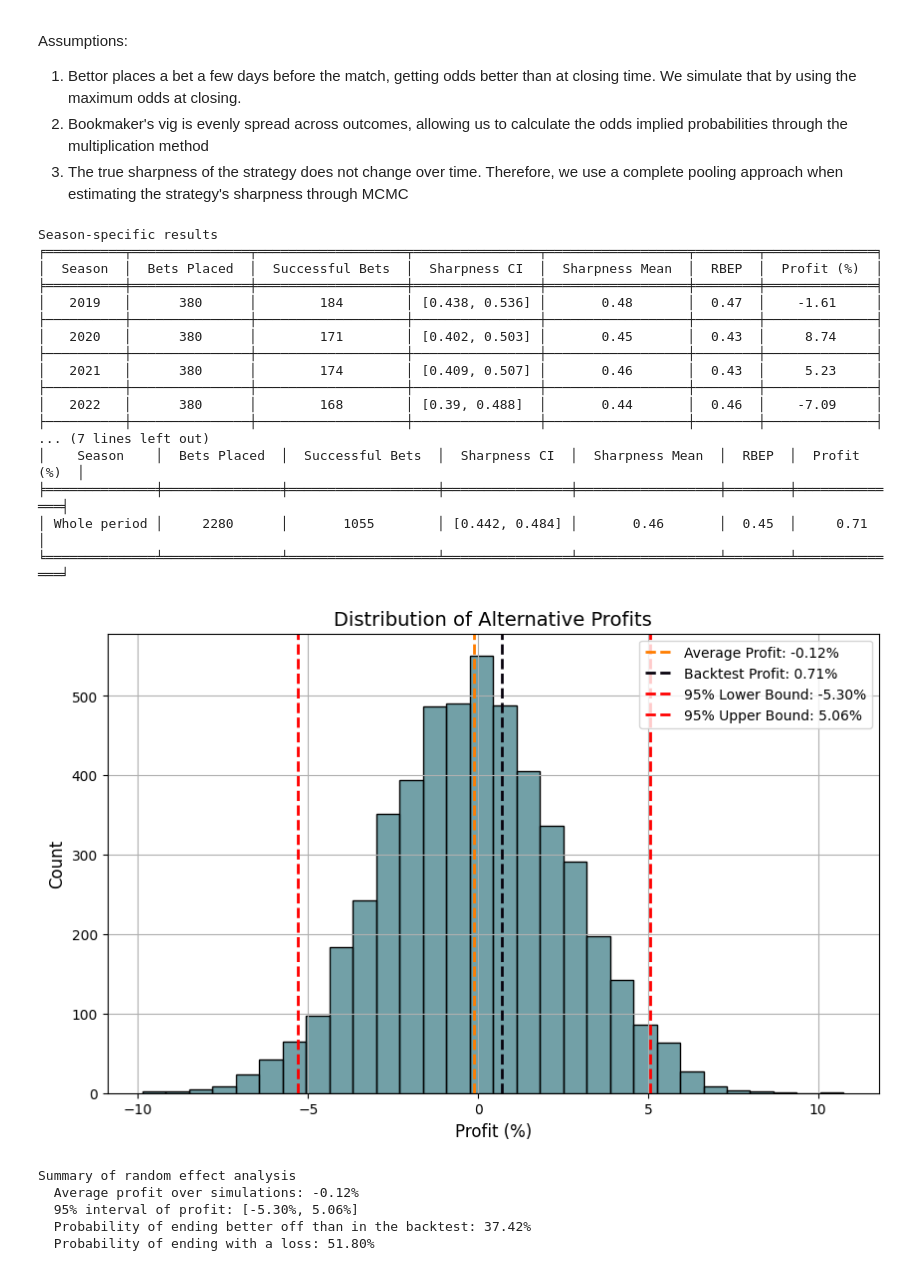
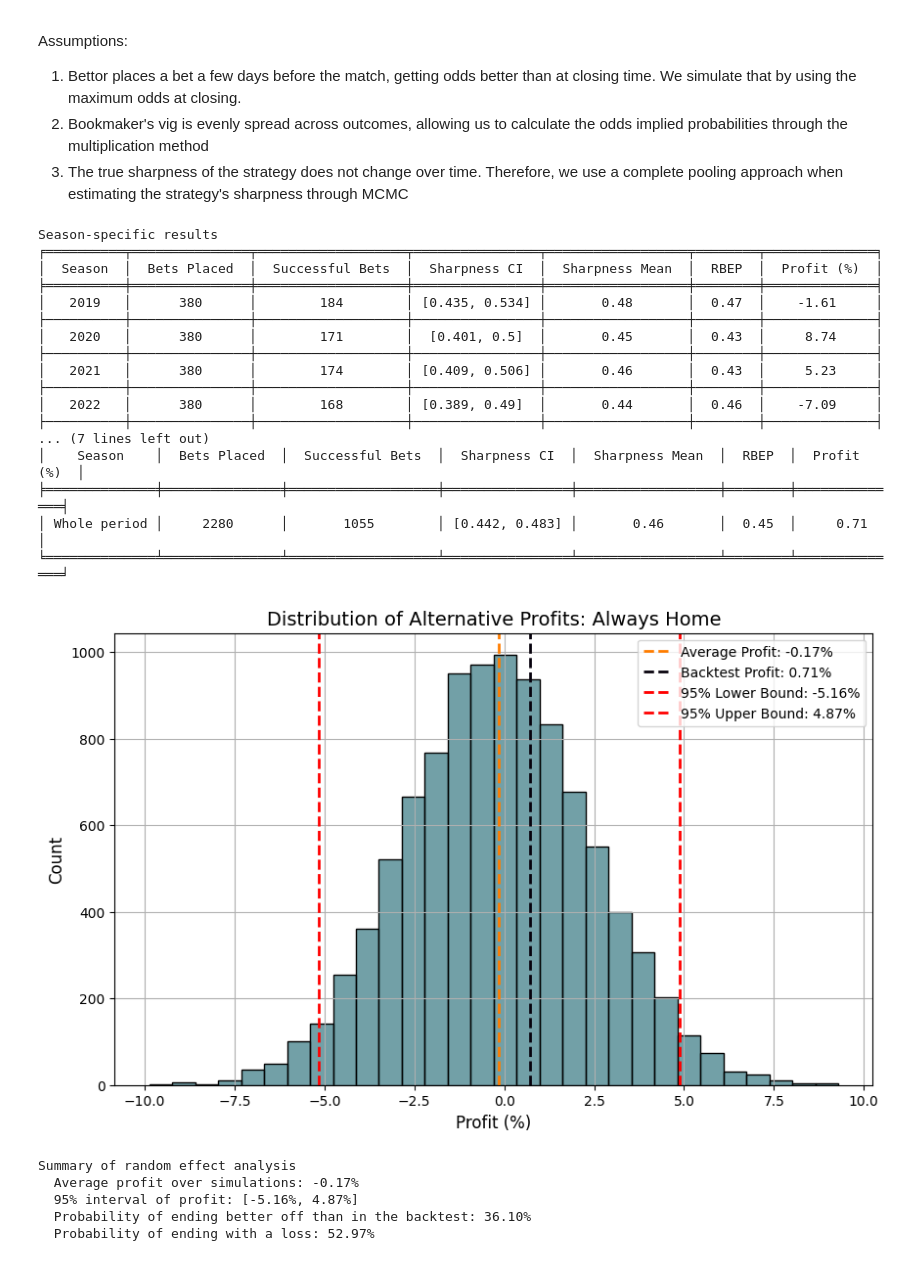
Before and after one commit to FelipeBandeira/capstone, a Jupyter notebook: 1. Baseline case.ipynb, the cells around one changed output. Cells and saved outputs as stored; diff of their text form; code cells hidden in the pictures.

Commit message:
Modifies plots in baseline case and isolates posterior samples in base functions

```diff
--- a/1. Baseline case.ipynb
+++ b/1. Baseline case.ipynb
@@ -14,6 +15,10 @@ Script imported successfully!
 # %%
 # Imports df
-df = pd.read_csv('odds_df.csv')
+try:
+    df = pd.read_csv('odds_df.csv')
+except:
+    csv_url = "https://www.football-data.co.uk/new/BRA.csv"
+    df = pd.read_csv(csv_url)
 
 # Checking all necessary entries exist and removes unecessary columns
 columns_to_keep = ['Season', 'Home', 'Away', 'Res', 'AvgCH', 'AvgCD', 'AvgCA','MaxCH', 'MaxCD', 'MaxCA', 'PSCH', 'PSCD', 'PSCA']
@@ -303,32 +169,33 @@ def always_bet_home(df, seasons):
                                            'Pinnacle OIP': pinnacle_odds_implied_probability}
 
   # Summarizes results
-  summarize_results(seasons, betting_log)
+  posterior_samples = summarize_results(seasons, betting_log, "Always Home")
+  return posterior_samples
 # %%
 seasons = [i for i in range(2019, 2025)]
-always_bet_home(df, seasons)
+posterior_always_bet_home = always_bet_home(df, seasons)
 # %% [output]
 Season-specific results
 ╒══════════╤═══════════════╤═══════════════════╤════════════════╤══════════════════╤════════╤══════════════╕
 │  Season  │  Bets Placed  │  Successful Bets  │  Sharpness CI  │  Sharpness Mean  │  RBEP  │  Profit (%)  │
 ╞══════════╪═══════════════╪═══════════════════╪════════════════╪══════════════════╪════════╪══════════════╡
-│   2019   │      380      │        184        │ [0.438, 0.536] │       0.48       │  0.47  │    -1.61     │
+│   2019   │      380      │        184        │ [0.435, 0.534] │       0.48       │  0.47  │    -1.61     │
 ├──────────┼───────────────┼───────────────────┼────────────────┼──────────────────┼────────┼──────────────┤
-│   2020   │      380      │        171        │ [0.402, 0.503] │       0.45       │  0.43  │     8.74     │
+│   2020   │      380      │        171        │  [0.401, 0.5]  │       0.45       │  0.43  │     8.74     │
 ├──────────┼───────────────┼───────────────────┼────────────────┼──────────────────┼────────┼──────────────┤
-│   2021   │      380      │        174        │ [0.409, 0.507] │       0.46       │  0.43  │     5.23     │
+│   2021   │      380      │        174        │ [0.409, 0.506] │       0.46       │  0.43  │     5.23     │
 ├──────────┼───────────────┼───────────────────┼────────────────┼──────────────────┼────────┼──────────────┤
-│   2022   │      380      │        168        │ [0.39, 0.488]  │       0.44       │  0.46  │    -7.09     │
+│   2022   │      380      │        168        │ [0.389, 0.49]  │       0.44       │  0.46  │    -7.09     │
 ├──────────┼───────────────┼───────────────────┼────────────────┼──────────────────┼────────┼──────────────┤
 ... (7 lines left out)
 │    Season    │  Bets Placed  │  Successful Bets  │  Sharpness CI  │  Sharpness Mean  │  RBEP  │  Profit (%)  │
 ╞══════════════╪═══════════════╪═══════════════════╪════════════════╪══════════════════╪════════╪══════════════╡
-│ Whole period │     2280      │       1055        │ [0.442, 0.484] │       0.46       │  0.45  │     0.71     │
+│ Whole period │     2280      │       1055        │ [0.442, 0.483] │       0.46       │  0.45  │     0.71     │
 ╘══════════════╧═══════════════╧═══════════════════╧════════════════╧══════════════════╧════════╧══════════════╛
-[figure, old version]
+[figure, new version]
 Summary of random effect analysis
-  Average profit over simulations: -0.12%
-  95% interval of profit: [-5.30%, 5.06%]
-  Probability of ending better off than in the backtest: 37.42%
-  Probability of ending with a loss: 51.80%
+  Average profit over simulations: -0.17%
+  95% interval of profit: [-5.16%, 4.87%]
+  Probability of ending better off than in the backtest: 36.10%
+  Probability of ending with a loss: 52.97%
 # %% [markdown]
```
Also changed, not shown: parts of 6 cells of this notebook, 3 other files.
